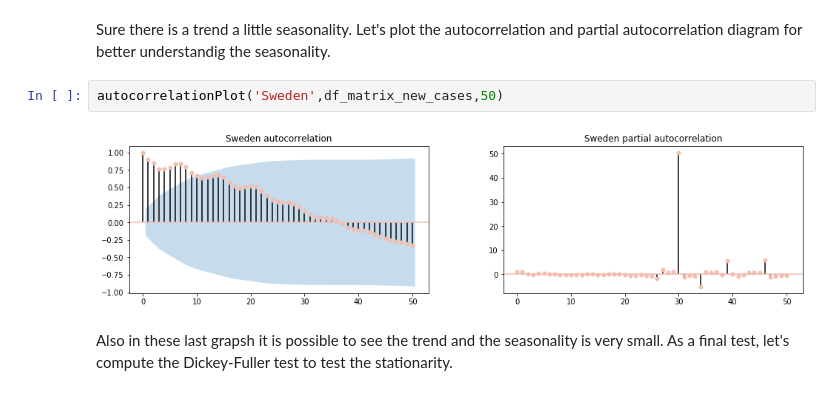
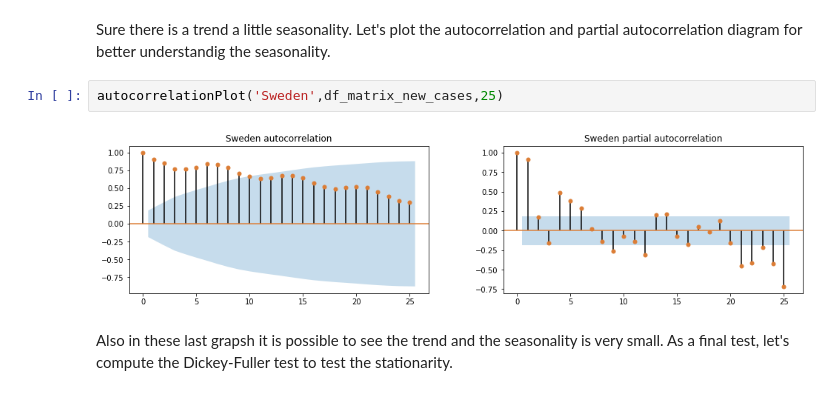
Before and after one commit to Mattia81/DataScienceForBusiness, a Jupyter notebook: COVID19_analysis/COVID19_analysis.ipynb, the cells around one changed output. Saved outputs shown, nothing was run; the diff lists cells and outputs as text.

```diff
--- a/COVID19_analysis/COVID19_analysis.ipynb
+++ b/COVID19_analysis/COVID19_analysis.ipynb
@@ -1619,9 +1619,9 @@ plt.show()
 # %% [markdown]
 Sure there is a trend a little seasonality. Let's plot the autocorrelation and partial autocorrelation diagram for better understandig the seasonality.
 # %%
-autocorrelationPlot('Sweden',df_matrix_new_cases,50)
+autocorrelationPlot('Sweden',df_matrix_new_cases,25)
 # %% [output]
-[figure, old version]
+[figure, new version]
 # %% [markdown]
 Also in these last grapsh it is possible to see the trend and the seasonality is very small.
 As a final test, let's compute the Dickey-Fuller test to test the stationarity.
```
Also changed, not shown: parts of 25 cells of this notebook.
